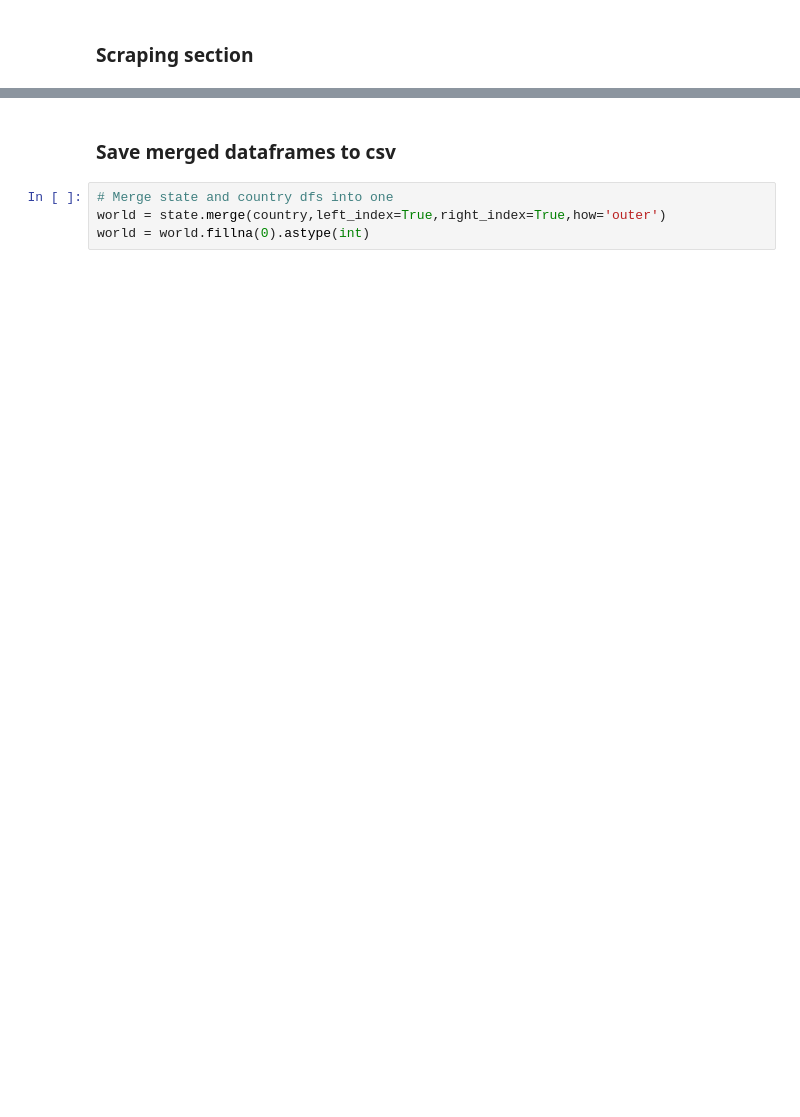
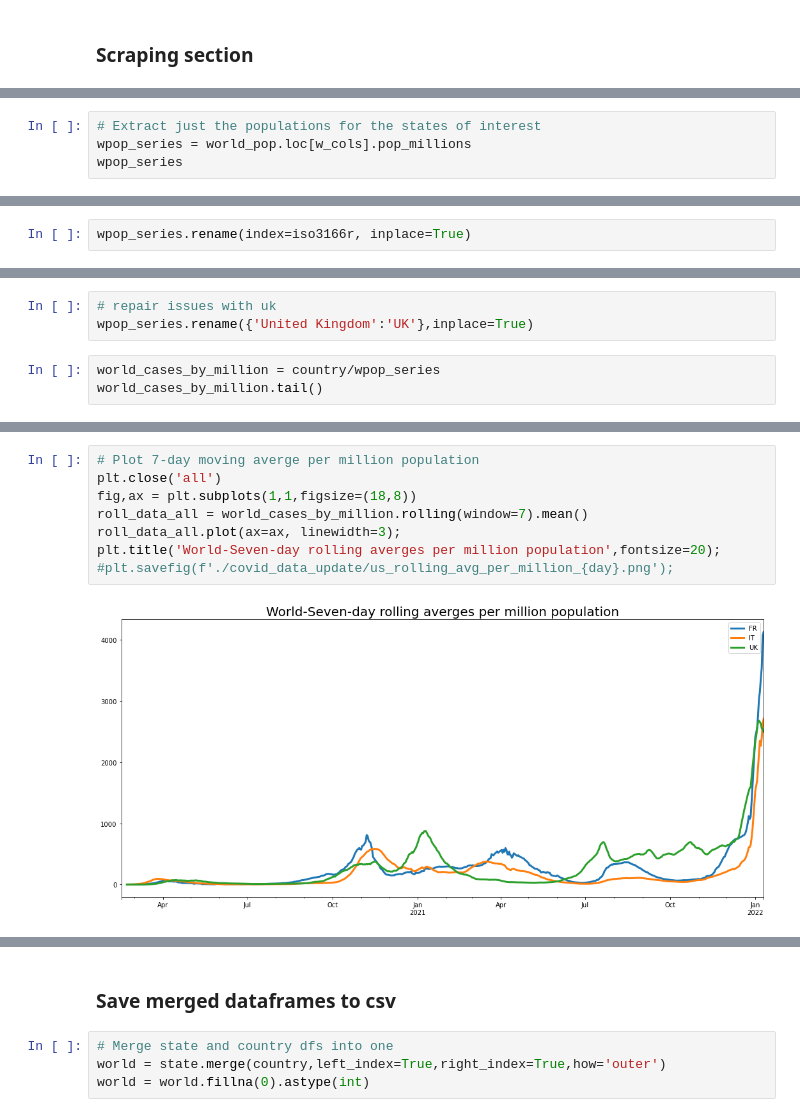
Before and after one commit to edterrell/covid_machinations, a Jupyter notebook: covid.ipynb, the cells around one changed output, grey strips where cells are left out. Drawn from its saved outputs; the diff is of its cells as text; blank space fills up the shorter version.

Commit message:
added code to produce cases by million population graphs

```diff
--- a/covid.ipynb
+++ b/covid.ipynb
@@ -466,0 +481,4 @@ https://www.worldometers.info/coronavirus/country/italy
+# %%
+# Extract just the populations for the states of interest
+wpop_series = world_pop.loc[w_cols].pop_millions
+wpop_series
@@ -466,0 +495,2 @@ https://www.worldometers.info/coronavirus/country/italy
+# %%
+wpop_series.rename(index=iso3166r, inplace=True)
@@ -466,0 +505,6 @@ https://www.worldometers.info/coronavirus/country/italy
+# %%
+# repair issues with uk
+wpop_series.rename({'United Kingdom':'UK'},inplace=True)
+# %%
+world_cases_by_million = country/wpop_series
+world_cases_by_million.tail()
@@ -467,3 +518,13 @@ https://www.worldometers.info/coronavirus/country/italy
+# %%
+# Plot 7-day moving averge per million population
+plt.close('all')
+fig,ax = plt.subplots(1,1,figsize=(18,8))
+roll_data_all = world_cases_by_million.rolling(window=7).mean()
+roll_data_all.plot(ax=ax, linewidth=3);
+plt.title('World-Seven-day rolling averges per million population',fontsize=20);
+#plt.savefig(f'./covid_data_update/us_rolling_avg_per_million_{day}.png');
+# %% [output]
+[figure, added]
 # %%
 # Allows user to select the country for the rolling average
 c_available = list(country.columns)
```
Also changed, not shown: parts of 24 cells of this notebook, 1 other file.
